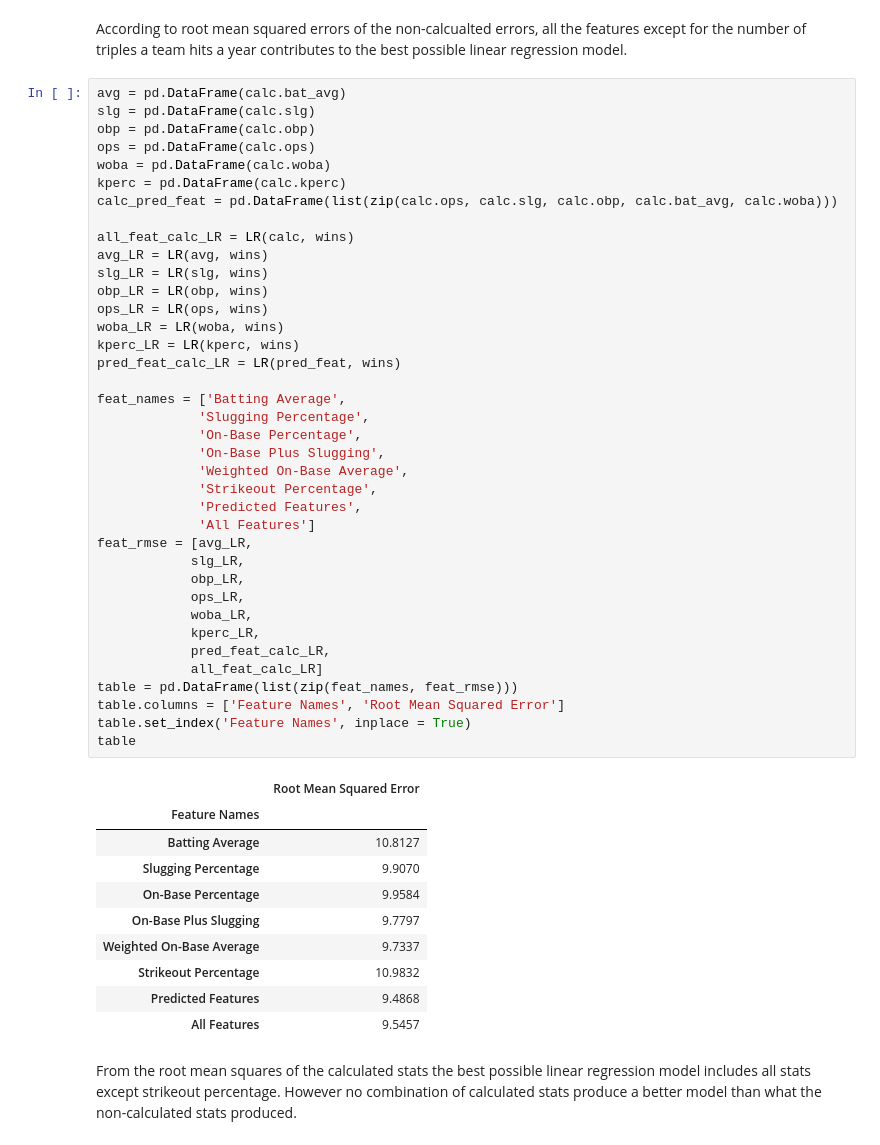
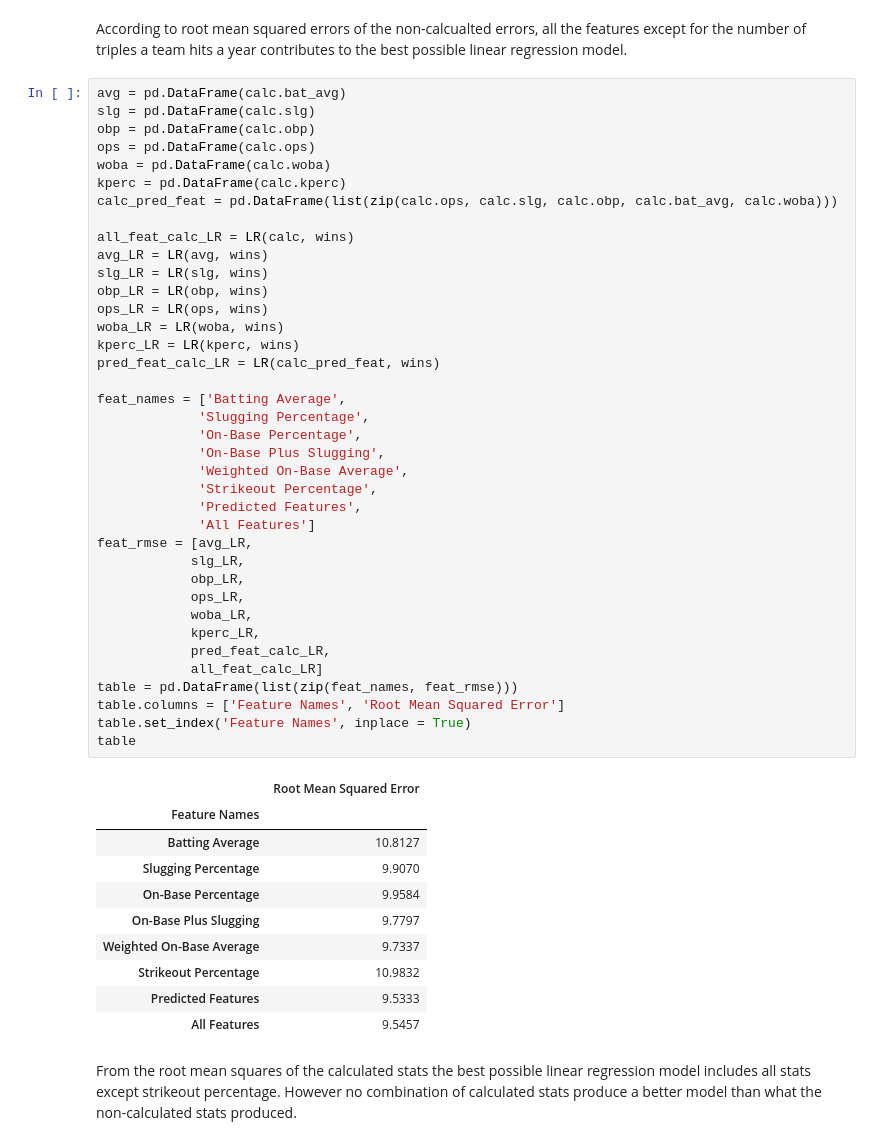
Before and after one commit to lawewers/Springboard-Capstone-MLB-W-vs.-L, a Jupyter notebook: CapstoneProject.ipynb, the cells around one changed output. Saved outputs shown, nothing was run; the diff lists cells and outputs as text.

```diff
--- a/CapstoneProject.ipynb
+++ b/CapstoneProject.ipynb
@@ -363,38 +361,38 @@ obp_LR = LR(obp, wins)
 ops_LR = LR(ops, wins)
 woba_LR = LR(woba, wins)
 kperc_LR = LR(kperc, wins)
-pred_feat_calc_LR = LR(pred_feat, wins)
+pred_feat_calc_LR = LR(calc_pred_feat, wins)
 
 feat_names = ['Batting Average',
              'Slugging Percentage',
              'On-Base Percentage',
              'On-Base Plus Slugging',
              'Weighted On-Base Average',
              'Strikeout Percentage',
              'Predicted Features',
              'All Features']
 feat_rmse = [avg_LR,
             slg_LR,
             obp_LR,
             ops_LR,
             woba_LR,
             kperc_LR,
             pred_feat_calc_LR,
             all_feat_calc_LR]
 table = pd.DataFrame(list(zip(feat_names, feat_rmse)))
 table.columns = ['Feature Names', 'Root Mean Squared Error']
 table.set_index('Feature Names', inplace = True)
 table
 # %% [output]
 |  | Root Mean Squared Error |
 | Feature Names |  |
 | Batting Average | 10.8127 |
 | Slugging Percentage | 9.9070 |
 | On-Base Percentage | 9.9584 |
 | On-Base Plus Slugging | 9.7797 |
 | Weighted On-Base Average | 9.7337 |
 | Strikeout Percentage | 10.9832 |
-| Predicted Features | 9.4868 |
+| Predicted Features | 9.5333 |
 | All Features | 9.5457 |
 # %% [markdown]
 From the root mean squares of the calculated stats the best possible linear regression model includes all stats except strikeout percentage. However no combination of calculated stats produce a better model than what the non-calculated stats produced.
```
Also changed, not shown: parts of 34 cells of this notebook.
